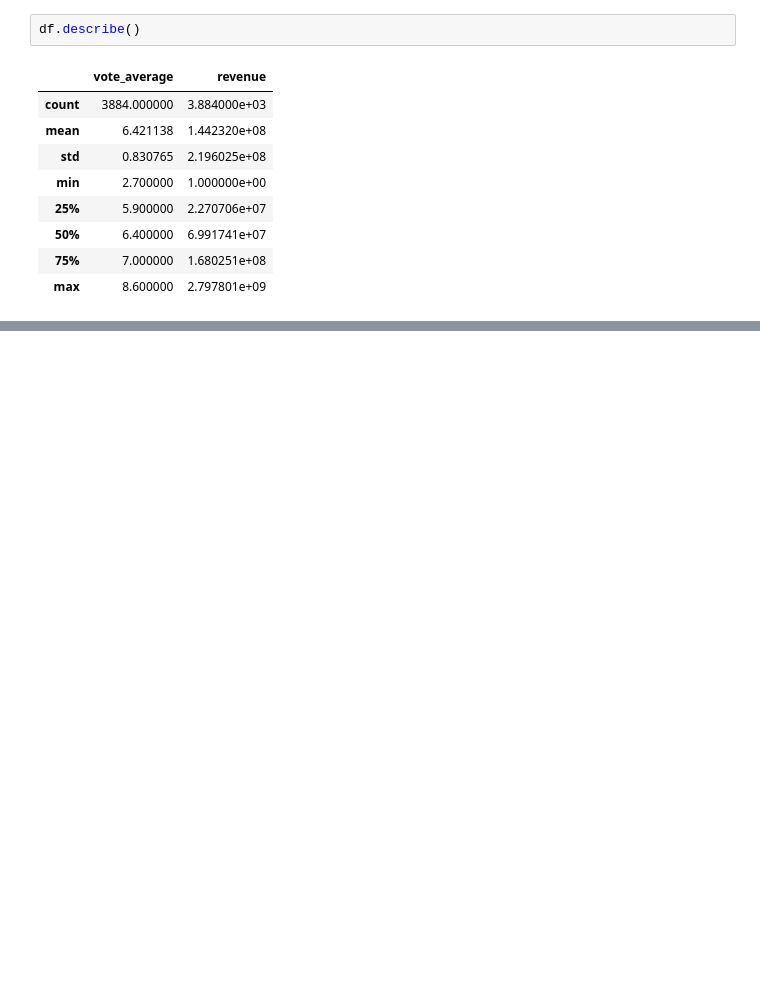
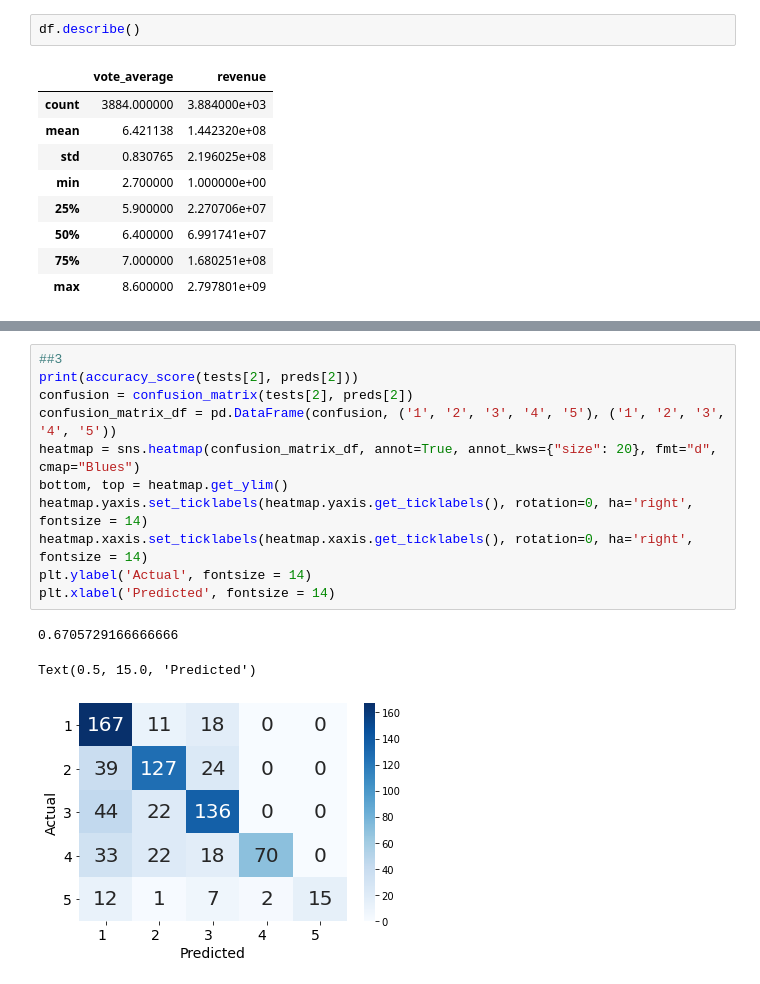
Before and after one commit to lasya1125/COMP562FinalProject, a Jupyter notebook: Modeling.ipynb, the cells around one changed output, grey strips where cells are left out. Drawn from its saved outputs; the diff is of its cells as text; blank space fills up the shorter version.

```diff
--- a/Modeling.ipynb
+++ b/Modeling.ipynb
@@ -109,0 +212,15 @@ plt.hist(df['vote_average'])
+# %%
+##3
+print(accuracy_score(tests[2], preds[2]))
+confusion = confusion_matrix(tests[2], preds[2])
+confusion_matrix_df = pd.DataFrame(confusion, ('1', '2', '3', '4', '5'), ('1', '2', '3', '4', '5'))
+heatmap = sns.heatmap(confusion_matrix_df, annot=True, annot_kws={"size": 20}, fmt="d", cmap="Blues")
+bottom, top = heatmap.get_ylim()
+heatmap.yaxis.set_ticklabels(heatmap.yaxis.get_ticklabels(), rotation=0, ha='right', fontsize = 14)
+heatmap.xaxis.set_ticklabels(heatmap.xaxis.get_ticklabels(), rotation=0, ha='right', fontsize = 14)
+plt.ylabel('Actual', fontsize = 14)
+plt.xlabel('Predicted', fontsize = 14)
+# %% [output]
+0.6705729166666666
+Text(0.5, 15.0, 'Predicted')
+[figure, added]
```
Also changed, not shown: parts of 38 cells of this notebook.
